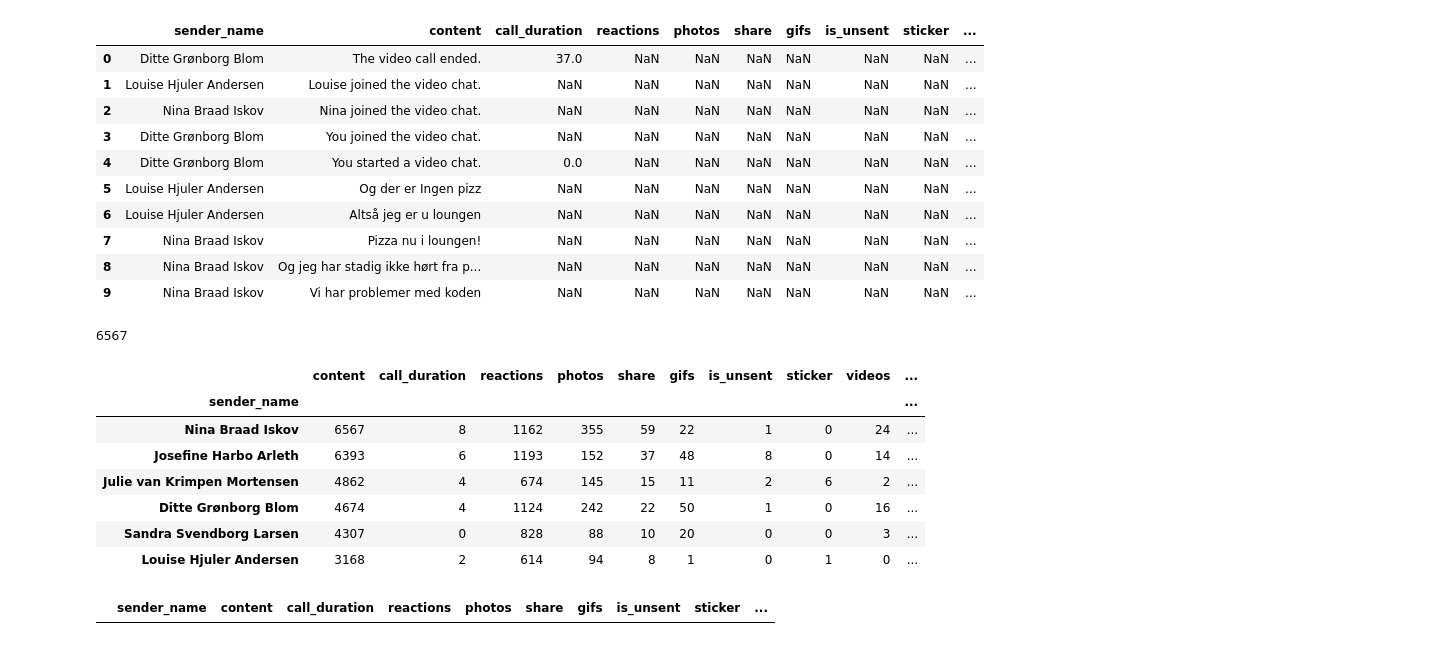
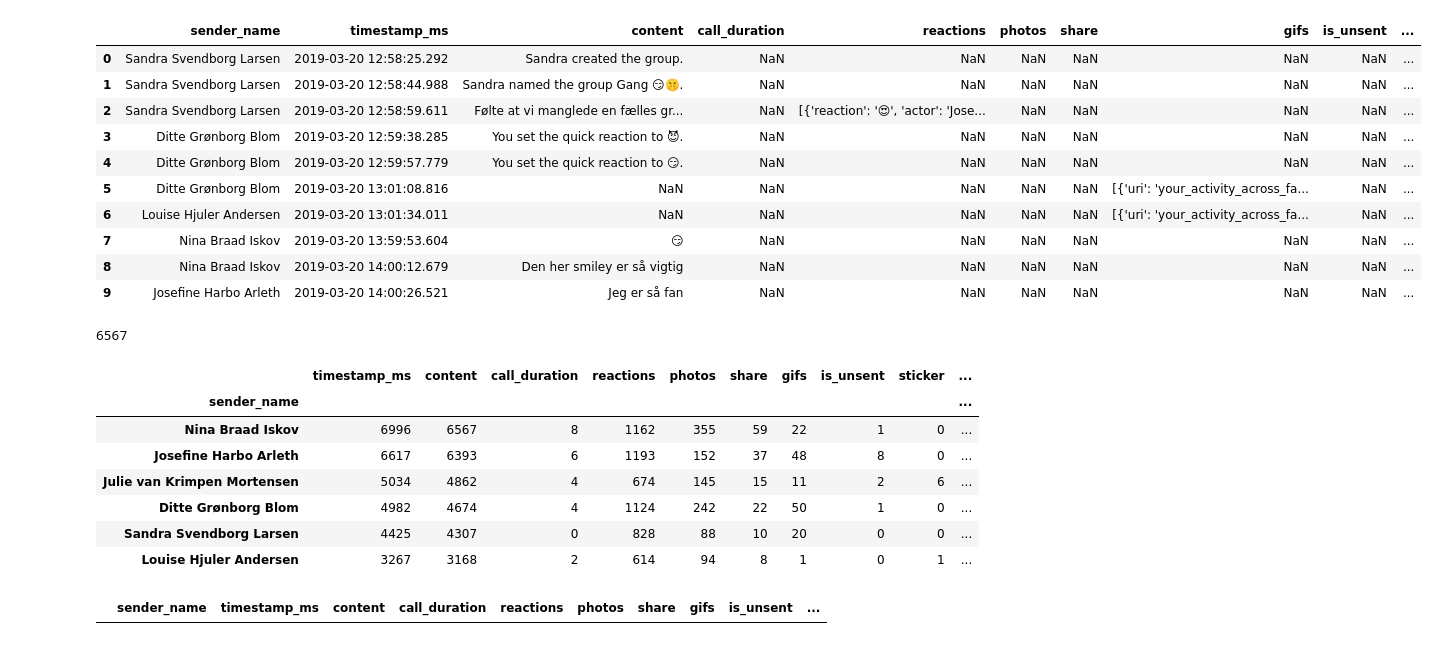
Before and after one commit to ditteblom/MessengerWrapped, a Jupyter notebook: notebook.ipynb, the cells around one changed output. Drawn from its saved outputs; the diff is of its cells as text; code cells hidden in the pictures.

```diff
--- a/notebook.ipynb
+++ b/notebook.ipynb
@@ -37,46 +38,48 @@ df = pd.DataFrame()
 
 for path in paths:
     fix_mojibake_escapes = partial(
         re.compile(rb'\\u00([\da-f]{2})').sub,
         lambda m: bytes.fromhex(m[1].decode()),
     )
 
     with open(path, 'rb') as binary_data:
         repaired = fix_mojibake_escapes(binary_data.read())
     data = json.loads(repaired)
 
     tmp = pd.DataFrame(data['messages'])
     df = pd.concat([df,tmp])
 
-df.reset_index(inplace = True, drop=True)
+#df.reset_index(inplace = True, drop=True)
 df['timestamp_ms'] = df['timestamp_ms'].apply(lambda x : datetime.datetime.fromtimestamp(x/1000.0))
 #df.rename(columns={"timestamp_ms": "timestamp"}, inplace = True)
 df['date'] = pd.to_datetime(df['timestamp_ms']).dt.date
 df['time'] = pd.to_datetime(df['timestamp_ms']).dt.time
 df['year'] = pd.to_datetime(df['timestamp_ms']).dt.year
 df['month'] = pd.to_datetime(df['timestamp_ms']).dt.month
 df['weekday'] = pd.to_datetime(df['date']).dt.day_name()
-df.drop('timestamp_ms', axis = 1, inplace = True)
 df['no_reactions'] = df.reactions.apply(lambda x: no_reactions(x))
 df['type_reactions'] = df.reactions.apply(lambda x: type_reactions(x))
 
 participants = []
 for item in data['participants']:
     participants.append(item['name'])
 
+df.sort_values(by='timestamp_ms', inplace=True)
+df.reset_index(inplace = True, drop=True)
+
 df.head(10)
 # %% [output]
-|  | sender_name | content | call_duration | reactions | photos | share | gifs | is_unsent | sticker | ... |
-| 0 | Ditte Grønborg Blom | The video call ended. | 37.0 | NaN | NaN | NaN | NaN | NaN | NaN | ... |
-| 1 | Louise Hjuler Andersen | Louise joined the video chat. | NaN | NaN | NaN | NaN | NaN | NaN | NaN | ... |
-| 2 | Nina Braad Iskov | Nina joined the video chat. | NaN | NaN | NaN | NaN | NaN | NaN | NaN | ... |
-| 3 | Ditte Grønborg Blom | You joined the video chat. | NaN | NaN | NaN | NaN | NaN | NaN | NaN | ... |
-| 4 | Ditte Grønborg Blom | You started a video chat. | 0.0 | NaN | NaN | NaN | NaN | NaN | NaN | ... |
-| 5 | Louise Hjuler Andersen | Og der er Ingen pizz | NaN | NaN | NaN | NaN | NaN | NaN | NaN | ... |
-| 6 | Louise Hjuler Andersen | Altså jeg er u loungen | NaN | NaN | NaN | NaN | NaN | NaN | NaN | ... |
-| 7 | Nina Braad Iskov | Pizza nu i loungen! | NaN | NaN | NaN | NaN | NaN | NaN | NaN | ... |
-| 8 | Nina Braad Iskov | Og jeg har stadig ikke hørt fra p... | NaN | NaN | NaN | NaN | NaN | NaN | NaN | ... |
-| 9 | Nina Braad Iskov | Vi har problemer med koden | NaN | NaN | NaN | NaN | NaN | NaN | NaN | ... |
+|  | sender_name | timestamp_ms | content | call_duration | reactions | photos | share | gifs | is_unsent | ... |
+| 0 | Sandra Svendborg Larsen | 2019-03-20 12:58:25.292 | Sandra created the group. | NaN | NaN | NaN | NaN | NaN | NaN | ... |
+| 1 | Sandra Svendborg Larsen | 2019-03-20 12:58:44.988 | Sandra named the group Gang 😏🤫. | NaN | NaN | NaN | NaN | NaN | NaN | ... |
+| 2 | Sandra Svendborg Larsen | 2019-03-20 12:58:59.611 | Følte at vi manglede en fælles gr... | NaN | [{'reaction': '😍', 'actor': 'Jose... | NaN | NaN | NaN | NaN | ... |
+| 3 | Ditte Grønborg Blom | 2019-03-20 12:59:38.285 | You set the quick reaction to 😈. | NaN | NaN | NaN | NaN | NaN | NaN | ... |
+| 4 | Ditte Grønborg Blom | 2019-03-20 12:59:57.779 | You set the quick reaction to 😏. | NaN | NaN | NaN | NaN | NaN | NaN | ... |
+| 5 | Ditte Grønborg Blom | 2019-03-20 13:01:08.816 | NaN | NaN | NaN | NaN | NaN | [{'uri': 'your_activity_across_fa... | NaN | ... |
+| 6 | Louise Hjuler Andersen | 2019-03-20 13:01:34.011 | NaN | NaN | NaN | NaN | NaN | [{'uri': 'your_activity_across_fa... | NaN | ... |
+| 7 | Nina Braad Iskov | 2019-03-20 13:59:53.604 | 😏 | NaN | NaN | NaN | NaN | NaN | NaN | ... |
+| 8 | Nina Braad Iskov | 2019-03-20 14:00:12.679 | Den her smiley er så vigtig | NaN | NaN | NaN | NaN | NaN | NaN | ... |
+| 9 | Josefine Harbo Arleth | 2019-03-20 14:00:26.521 | Jeg er så fan | NaN | NaN | NaN | NaN | NaN | NaN | ... |
 # %%
 fig = px.histogram(df, x='year', color='sender_name', title='Number of sent messages per year')
 fig.show()
@@ -99,14 +102,14 @@ df.groupby(by='sender_name').count().sort_values(by='content',ascending=False).r
 # %%
 df.groupby(by='sender_name').count().sort_values(by='content',ascending=False)
 # %% [output]
-|  | content | call_duration | reactions | photos | share | gifs | is_unsent | sticker | videos | ... |
+|  | timestamp_ms | content | call_duration | reactions | photos | share | gifs | is_unsent | sticker | ... |
 | sender_name |  |  |  |  |  |  |  |  |  | ... |
-| Nina Braad Iskov | 6567 | 8 | 1162 | 355 | 59 | 22 | 1 | 0 | 24 | ... |
-| Josefine Harbo Arleth | 6393 | 6 | 1193 | 152 | 37 | 48 | 8 | 0 | 14 | ... |
-| Julie van Krimpen Mortensen | 4862 | 4 | 674 | 145 | 15 | 11 | 2 | 6 | 2 | ... |
-| Ditte Grønborg Blom | 4674 | 4 | 1124 | 242 | 22 | 50 | 1 | 0 | 16 | ... |
-| Sandra Svendborg Larsen | 4307 | 0 | 828 | 88 | 10 | 20 | 0 | 0 | 3 | ... |
-| Louise Hjuler Andersen | 3168 | 2 | 614 | 94 | 8 | 1 | 0 | 1 | 0 | ... |
+| Nina Braad Iskov | 6996 | 6567 | 8 | 1162 | 355 | 59 | 22 | 1 | 0 | ... |
+| Josefine Harbo Arleth | 6617 | 6393 | 6 | 1193 | 152 | 37 | 48 | 8 | 0 | ... |
+| Julie van Krimpen Mortensen | 5034 | 4862 | 4 | 674 | 145 | 15 | 11 | 2 | 6 | ... |
+| Ditte Grønborg Blom | 4982 | 4674 | 4 | 1124 | 242 | 22 | 50 | 1 | 0 | ... |
+| Sandra Svendborg Larsen | 4425 | 4307 | 0 | 828 | 88 | 10 | 20 | 0 | 0 | ... |
+| Louise Hjuler Andersen | 3267 | 3168 | 2 | 614 | 94 | 8 | 1 | 0 | 1 | ... |
 # %%
 sad_keywords = ['crying','sad']
 for keyword in sad_keywords:
@@ -114,4 +117,4 @@ for keyword in sad_keywords:
 # %%
 matches
 # %% [output]
-|  | sender_name | content | call_duration | reactions | photos | share | gifs | is_unsent | sticker | ... |
+|  | sender_name | timestamp_ms | content | call_duration | reactions | photos | share | gifs | is_unsent | ... |
```
Also changed, not shown: parts of 20 cells of this notebook, 2 other files.
